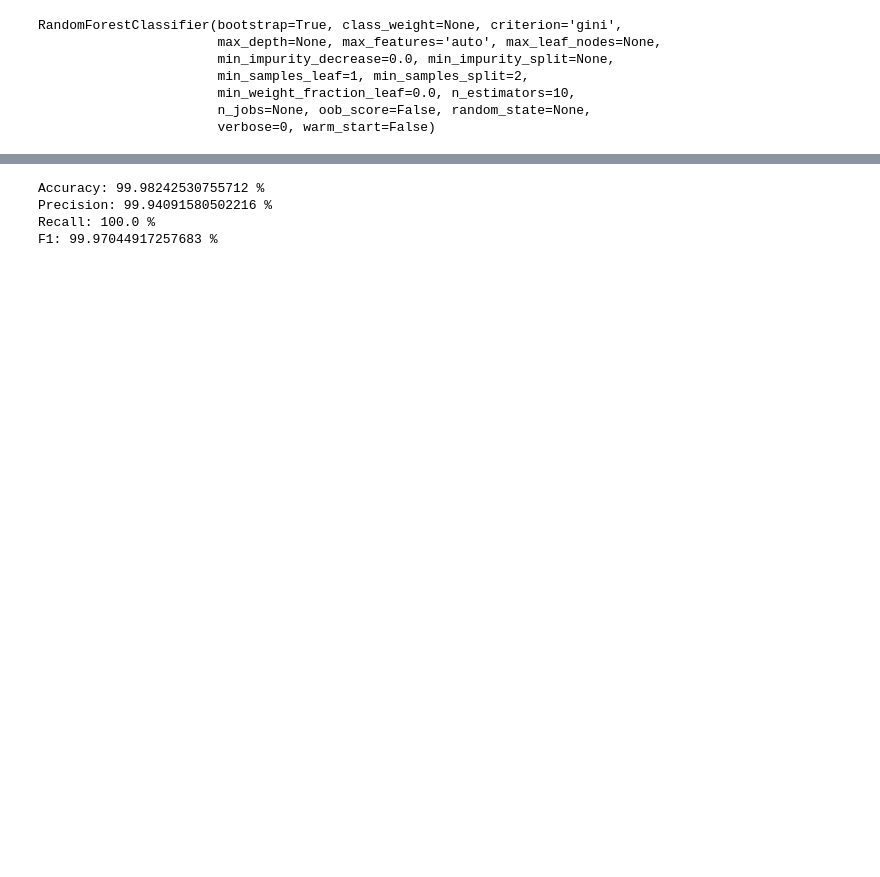
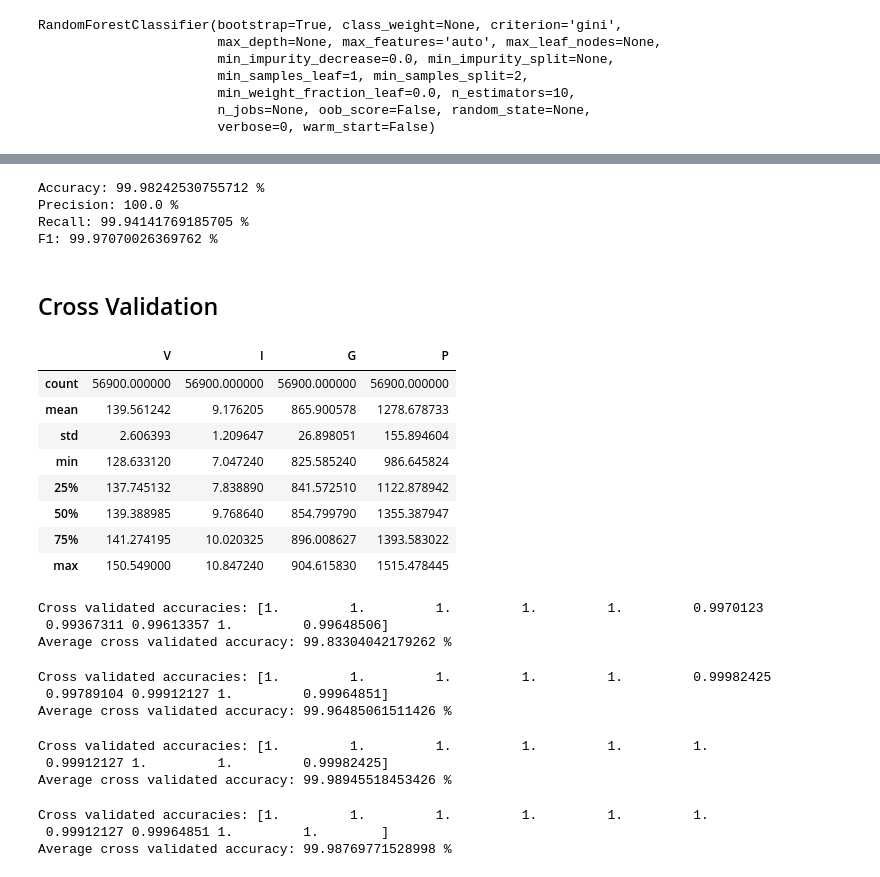
Before and after one commit to sprince0031/Solar-Fault-Detection-Classification-Project, a Jupyter notebook: solar_Project_Final.ipynb, the cells around one changed output, grey strips where cells are left out. Cells and saved outputs as stored; diff of their text form; code cells hidden in the pictures; blank space fills up the shorter version.

Commit message:
Performed cross-validation

```diff
--- a/solar_Project_Final.ipynb
+++ b/solar_Project_Final.ipynb
@@ -420,12 +483,15 @@ F1: 99.94089834515367 %
 # %%
-# for n_estimators=500
+# for n_estimators=109
 predict_GBM = model_GBM.predict(test_total_X)
+acc_GBM = accuracy_score(test_total_y, predict_GBM)
 print("Accuracy:", accuracy_score(test_total_y, predict_GBM)*100, "%")
 print("Precision:", precision_score(test_total_y, predict_GBM)*100, "%")
 print("Recall:", recall_score(test_total_y, predict_GBM)*100, "%")
 print("F1:", f1_score(test_total_y, predict_GBM)*100, "%")
 # %% [output]
 Accuracy: 99.98242530755712 %
-Precision: 99.94091580502216 %
-Recall: 100.0 %
-F1: 99.97044917257683 %
+Precision: 100.0 %
+Recall: 99.94141769185705 %
+F1: 99.97070026369762 %
+# %% [markdown]
+## Cross Validation
@@ -431,0 +503,61 @@ F1: 99.97044917257683 %
+# %%
+total = pd.concat([train_total, test_total], ignore_index=True)
+total_X = total.drop(['no_module_fault', 'fault', 'partial_shading'], axis=1)
+total_y = total['fault']
+total_y_partial = total['partial_shading']
+total_y_modules = total['no_module_fault']
+total_X.describe()
+# %% [output]
+|  | V | I | G | P |
+| count | 56900.000000 | 56900.000000 | 56900.000000 | 56900.000000 |
+| mean | 139.561242 | 9.176205 | 865.900578 | 1278.678733 |
+| std | 2.606393 | 1.209647 | 26.898051 | 155.894604 |
+| min | 128.633120 | 7.047240 | 825.585240 | 986.645824 |
+| 25% | 137.745132 | 7.838890 | 841.572510 | 1122.878942 |
+| 50% | 139.388985 | 9.768640 | 854.799790 | 1355.387947 |
+| 75% | 141.274195 | 10.020325 | 896.008627 | 1393.583022 |
+| max | 150.549000 | 10.847240 | 904.615830 | 1515.478445 |
+# %%
+# Naive Bayes
+model_GNB_crossval = GaussianNB()
+predict_GNB_crossval = cross_val_score(model_GNB_crossval, total_X, total_y, cv=SSS.split(total_X, total_y))
+avg_crossval_score_GNB = predict_GNB_crossval.mean()
+print("Cross validated accuracies:", predict_GNB_crossval)
+print("Average cross validated accuracy:", avg_crossval_score_GNB*100, "%")
+# %% [output]
+Cross validated accuracies: [1.         1.         1.         1.         1.         0.9970123
+ 0.99367311 0.99613357 1.         0.99648506]
+Average cross validated accuracy: 99.83304042179262 %
+# %%
+# Logistic Regression
+model_LogReg_crossval = LogisticRegression()
+predict_LogReg_crossval = cross_val_score(model_LogReg_crossval, total_X, total_y, cv=SSS.split(total_X, total_y))
+avg_crossval_score_LogReg = predict_LogReg_crossval.mean()
+print("Cross validated accuracies:", predict_LogReg_crossval)
+print("Average cross validated accuracy:", avg_crossval_score_LogReg*100, "%")
+# %% [output]
+Cross validated accuracies: [1.         1.         1.         1.         1.         0.99982425
+ 0.99789104 0.99912127 1.         0.99964851]
+Average cross validated accuracy: 99.96485061511426 %
+# %%
+# Decision Trees
+model_DT_crossval = DecisionTreeClassifier()
+predict_DT_crossval = cross_val_score(model_DT_crossval, total_X, total_y, cv=SSS.split(total_X, total_y))
+avg_crossval_score_DT = predict_DT_crossval.mean()
+print("Cross validated accuracies:", predict_DT_crossval)
+print("Average cross validated accuracy:", avg_crossval_score_DT*100, "%")
+# %% [output]
+Cross validated accuracies: [1.         1.         1.         1.         1.         1.
+ 0.99912127 1.         1.         0.99982425]
+Average cross validated accuracy: 99.98945518453426 %
+# %%
+# Random Forest
+model_RF_crossval = RandomForestClassifier()
+predict_RF_crossval = cross_val_score(model_RF_crossval, total_X, total_y, cv=SSS.split(total_X, total_y))
+avg_crossval_score_RF = predict_RF_crossval.mean()
+print("Cross validated accuracies:", predict_RF_crossval)
+print("Average cross validated accuracy:", avg_crossval_score_RF*100, "%")
+# %% [output]
+Cross validated accuracies: [1.         1.         1.         1.         1.         1.
+ 0.99912127 0.99964851 1.         1.        ]
+Average cross validated accuracy: 99.98769771528998 %
```
Also changed, not shown: parts of 26 cells of this notebook.
